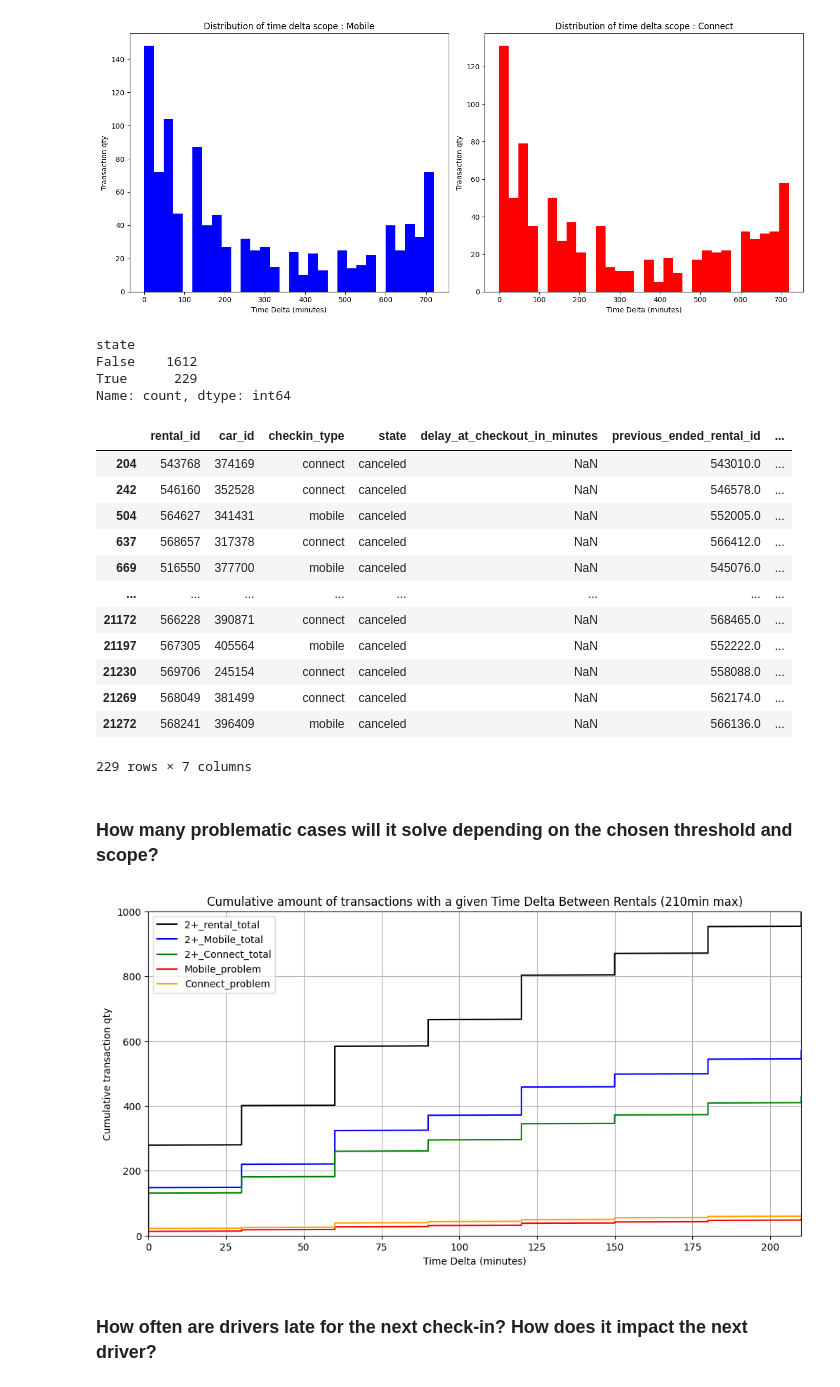
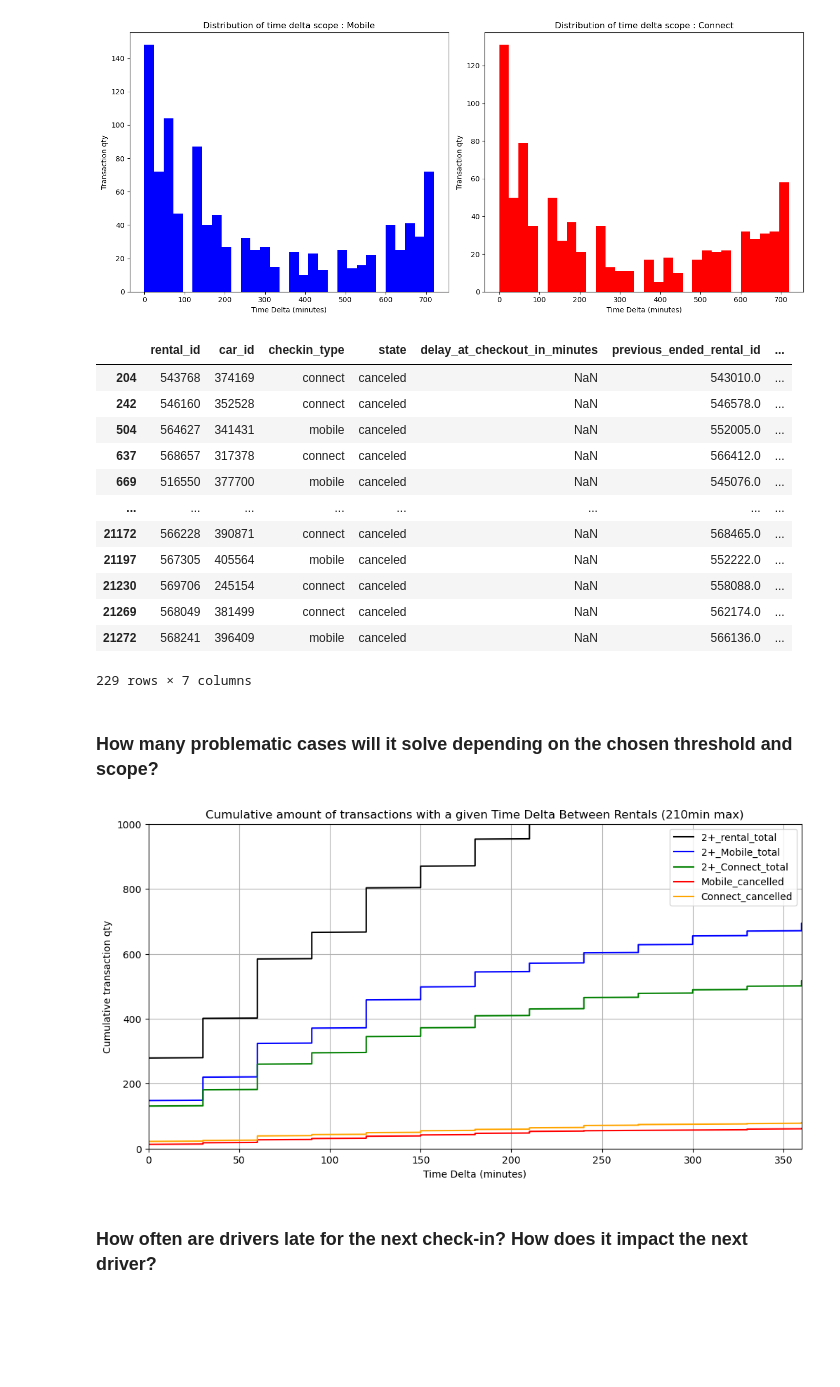
Before and after one commit to Mathias-Samson/Data_Science_Full_Stack_03-24, a Jupyter notebook: 07_DEPLOYMENT_Getaround/Getaround_delay_EDA_deliverable_01.ipynb, the cells around one changed output. Saved outputs shown, nothing was run; the diff lists cells and outputs as text; code cells hidden in the pictures; blank space fills up the shorter version.

```diff
--- a/07_DEPLOYMENT_Getaround/Getaround_delay_EDA_deliverable_01.ipynb
+++ b/07_DEPLOYMENT_Getaround/Getaround_delay_EDA_deliverable_01.ipynb
@@ -31,7 +33,7 @@ import matplotlib.pyplot as plt
 # %% [markdown]
 # Dataset exploring
 # %%
-dataset = pd.read_excel(r"G:\Mon Drive\Fichiers\2.Scolarité\1. Jedha_Data_Science\CERTIF_PROJECTS\ML_Engineer_Certification_Projects\07_DEPLOYMENT_Getaround\src\get_around_delay_analysis.xlsx")
+dataset = pd.read_excel(r"G:\Mon Drive\Fichiers\2.Scolarité\1. Jedha_Data_Science\CERTIF_PROJECTS\ML_Engineer_Certification_Projects\07_DEPLOYMENT_Getaround\Streamlit_server\get_around_delay_analysis.xlsx")
 dataset.head()
 # %% [output]
 |  | rental_id | car_id | checkin_type | state | delay_at_checkout_in_minutes | previous_ended_rental_id | ... |
@@ -164,23 +163,19 @@ display(dataset_pb)
 mobile_pb = dataset_pb[dataset_pb["checkin_type"] == "mobile"]
 connect_pb = dataset_pb[dataset_pb["checkin_type"] == "connect"]
 # %% [output]
+|  | rental_id | car_id | checkin_type | state | delay_at_checkout_in_minutes | previous_ended_rental_id | ... |
+| 204 | 543768 | 374169 | connect | canceled | NaN | 543010.0 | ... |
+| 242 | 546160 | 352528 | connect | canceled | NaN | 546578.0 | ... |
+| 504 | 564627 | 341431 | mobile | canceled | NaN | 552005.0 | ... |
+| 637 | 568657 | 317378 | connect | canceled | NaN | 566412.0 | ... |
+| 669 | 516550 | 377700 | mobile | canceled | NaN | 545076.0 | ... |
+| ... | ... | ... | ... | ... | ... | ... | ... |
+| 21172 | 566228 | 390871 | connect | canceled | NaN | 568465.0 | ... |
+| 21197 | 567305 | 405564 | mobile | canceled | NaN | 552222.0 | ... |
+| 21230 | 569706 | 245154 | connect | canceled | NaN | 558088.0 | ... |
+| 21269 | 568049 | 381499 | connect | canceled | NaN | 562174.0 | ... |
+| 21272 | 568241 | 396409 | mobile | canceled | NaN | 566136.0 | ... |
-state
-False    1612
-True      229
-Name: count, dtype: int64
+229 rows × 7 columns
-|  | rental_id | car_id | checkin_type | state | delay_at_checkout_in_minutes | previous_ended_rental_id | ... |
-| 204 | 543768 | 374169 | connect | canceled | NaN | 543010.0 | ... |
-| 242 | 546160 | 352528 | connect | canceled | NaN | 546578.0 | ... |
-| 504 | 564627 | 341431 | mobile | canceled | NaN | 552005.0 | ... |
-| 637 | 568657 | 317378 | connect | canceled | NaN | 566412.0 | ... |
-| 669 | 516550 | 377700 | mobile | canceled | NaN | 545076.0 | ... |
-| ... | ... | ... | ... | ... | ... | ... | ... |
-| 21172 | 566228 | 390871 | connect | canceled | NaN | 568465.0 | ... |
-| 21197 | 567305 | 405564 | mobile | canceled | NaN | 552222.0 | ... |
-| 21230 | 569706 | 245154 | connect | canceled | NaN | 558088.0 | ... |
-| 21269 | 568049 | 381499 | connect | canceled | NaN | 562174.0 | ... |
-| 21272 | 568241 | 396409 | mobile | canceled | NaN | 566136.0 | ... |
-229 rows × 7 columns
 # %% [markdown]
 ### How many problematic cases will it solve depending on the chosen threshold and scope?
 # %%
@@ -191,22 +186,22 @@ def plot_cumulative_frequency(data, label, color):
 # %%
 plt.figure(figsize=(12, 6))
 
 plot_cumulative_frequency(two_or_more_rentals['time_delta_with_previous_rental_in_minutes'], '2+_rental_total', 'black')
 plot_cumulative_frequency(mobile_rentals['time_delta_with_previous_rental_in_minutes'], '2+_Mobile_total', 'blue')
 plot_cumulative_frequency(connect_rentals['time_delta_with_previous_rental_in_minutes'], '2+_Connect_total', 'green')
-plot_cumulative_frequency(mobile_pb['time_delta_with_previous_rental_in_minutes'], 'Mobile_problem', 'red')
-plot_cumulative_frequency(connect_pb['time_delta_with_previous_rental_in_minutes'], 'Connect_problem', 'orange')
+plot_cumulative_frequency(mobile_pb['time_delta_with_previous_rental_in_minutes'], 'Mobile_cancelled', 'red')
+plot_cumulative_frequency(connect_pb['time_delta_with_previous_rental_in_minutes'], 'Connect_cancelled', 'orange')
 
 plt.title('Cumulative amount of transactions with a given Time Delta Between Rentals (210min max)')
 plt.xlabel('Time Delta (minutes)')
 plt.ylabel('Cumulative transaction qty')
-plt.xlim(0,210)
+plt.xlim(0,360)
 plt.ylim(0,1000)
 plt.legend()
 plt.grid(True)
 plt.show()
 # %% [output]
-[figure, old version]
+[figure, new version]
 # %% [markdown]
 ### How often are drivers late for the next check-in? How does it impact the next driver?
 # %%
```
Also changed, not shown: parts of 4 cells of this notebook, 6 other files.
